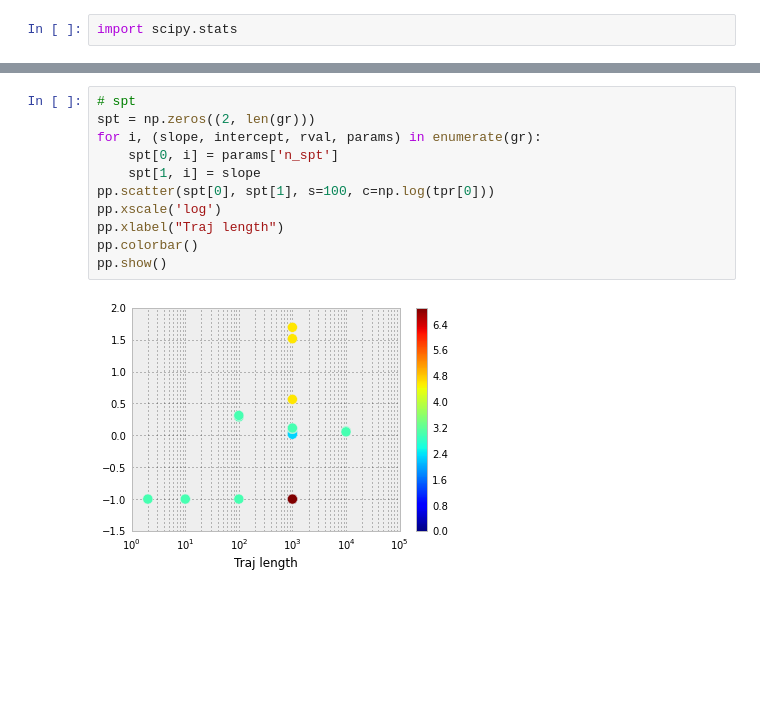
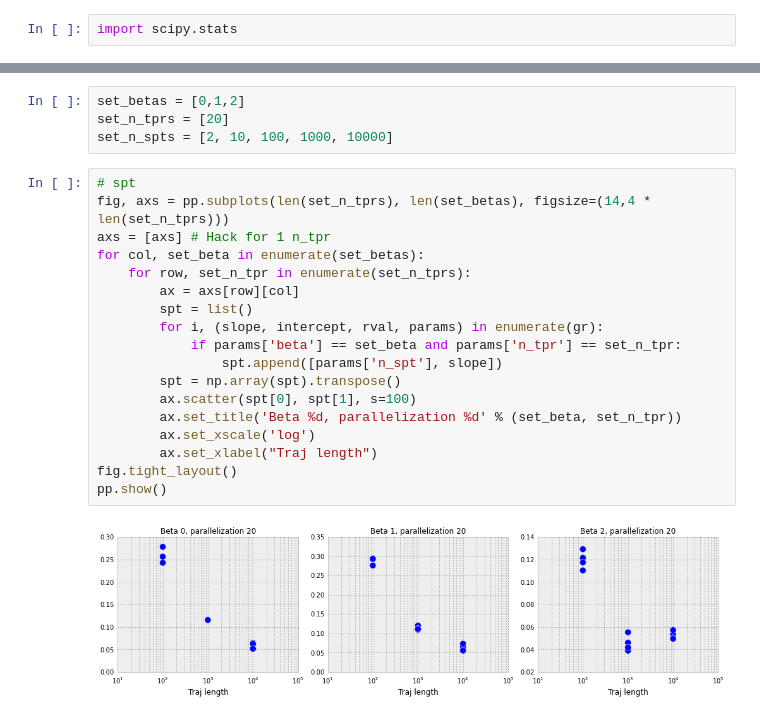
Before and after one commit to mpharrigan/quant-accel, a Jupyter notebook: tmat-accel/analysis.ipynb, the cells around one changed output, grey strips where cells are left out. Drawn from its saved outputs; the diff is of its cells as text; blank space fills up the shorter version.

```diff
--- a/tmat-accel/analysis.ipynb
+++ b/tmat-accel/analysis.ipynb
@@ -121,13 +98,24 @@ Not: {'n_tpr': 1000, 'beta': 1, 'lag_time': 1, 'n_spt': 1000, 'n_rounds': 20}
-# %%
-# spt
-spt = np.zeros((2, len(gr)))
-for i, (slope, intercept, rval, params) in enumerate(gr):
-    spt[0, i] = params['n_spt']
-    spt[1, i] = slope
-pp.scatter(spt[0], spt[1], s=100, c=np.log(tpr[0]))
-pp.xscale('log')
-pp.xlabel("Traj length")
-pp.colorbar()
-pp.show()
-# %% [output]
-[figure, removed]
+# %%
+set_betas = [0,1,2]
+set_n_tprs = [20]
+set_n_spts = [2, 10, 100, 1000, 10000]
+# %%
+# spt
+fig, axs = pp.subplots(len(set_n_tprs), len(set_betas), figsize=(14,4 * len(set_n_tprs)))
+axs = [axs] # Hack for 1 n_tpr
+for col, set_beta in enumerate(set_betas):
+    for row, set_n_tpr in enumerate(set_n_tprs):
+        ax = axs[row][col]
+        spt = list()
+        for i, (slope, intercept, rval, params) in enumerate(gr):
+            if params['beta'] == set_beta and params['n_tpr'] == set_n_tpr:
+                spt.append([params['n_spt'], slope])
+        spt = np.array(spt).transpose()
+        ax.scatter(spt[0], spt[1], s=100)
+        ax.set_title('Beta %d, parallelization %d' % (set_beta, set_n_tpr))
+        ax.set_xscale('log')
+        ax.set_xlabel("Traj length")
+fig.tight_layout()
+pp.show()
+# %% [output]
+[figure, added]
```
Also changed, not shown: parts of 12 cells of this notebook, 1 other file.
